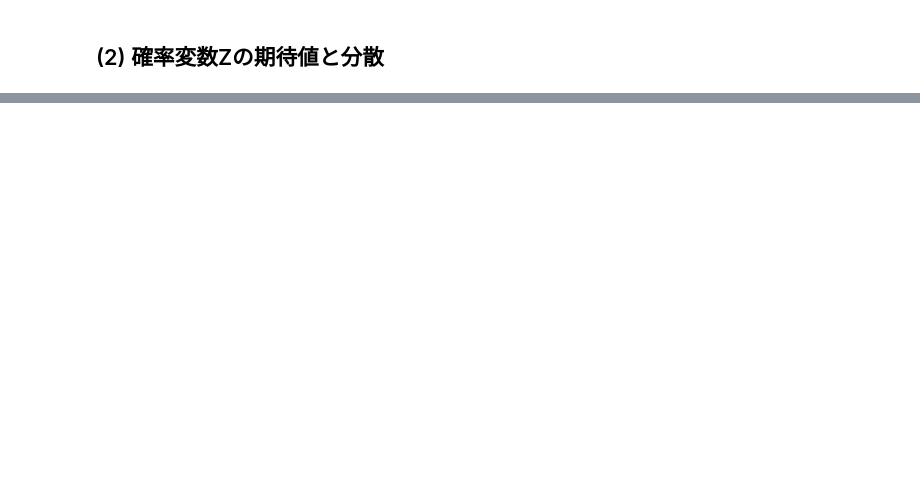
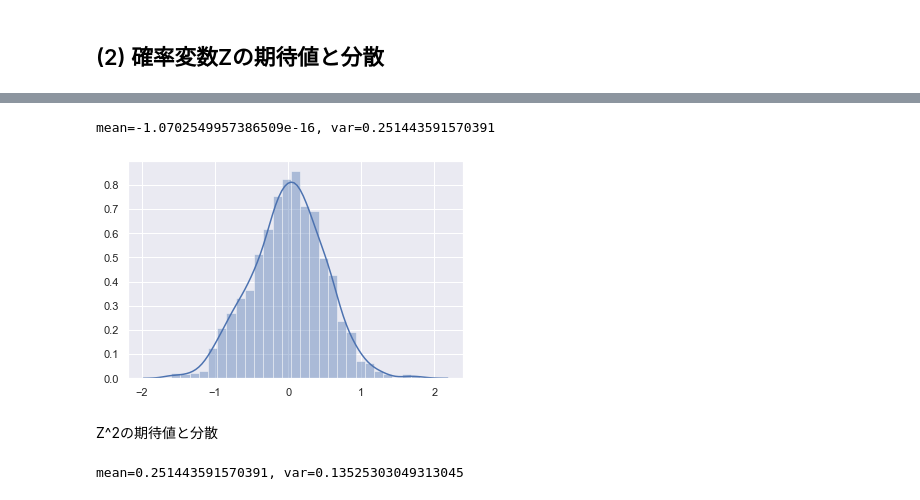
Before and after one commit to RTstudy/StatisticsStudy, a Jupyter notebook: exercise_03/exercise_03-2_matsudo840.ipynb, the cells around one changed output, grey strips where cells are left out. Saved outputs shown, nothing was run; the diff lists cells and outputs as text; code cells hidden in the pictures; blank space fills up the shorter version.

```diff
--- a/exercise_03/exercise_03-2_matsudo840.ipynb
+++ b/exercise_03/exercise_03-2_matsudo840.ipynb
@@ -79,0 +100,20 @@ interactive(children=(FloatSlider(value=0.0, description='myu', max=7.0, min=-7.
+# %%
+Zn = (X-meanX)/varX
+meanZn = np.mean(Zn)
+varZn = np.var(Zn)
+print('mean={}, var={}'.format(meanZn, varZn))
+# %% [output]
+mean=-1.0702549957386509e-16, var=0.251443591570391
+# %%
+sns.distplot(Zn);
+# %% [output]
+[figure, added]
+# %% [markdown]
+Z^2の期待値と分散
+# %%
+Zn2 = Zn**2
+meanZn2 = np.mean(Zn2)
+varZn2 = np.var(Zn2)
+print('mean={}, var={}'.format(meanZn2, varZn2))
+# %% [output]
+mean=0.251443591570391, var=0.13525303049313045
```
Also changed, not shown: parts of 20 cells of this notebook.
